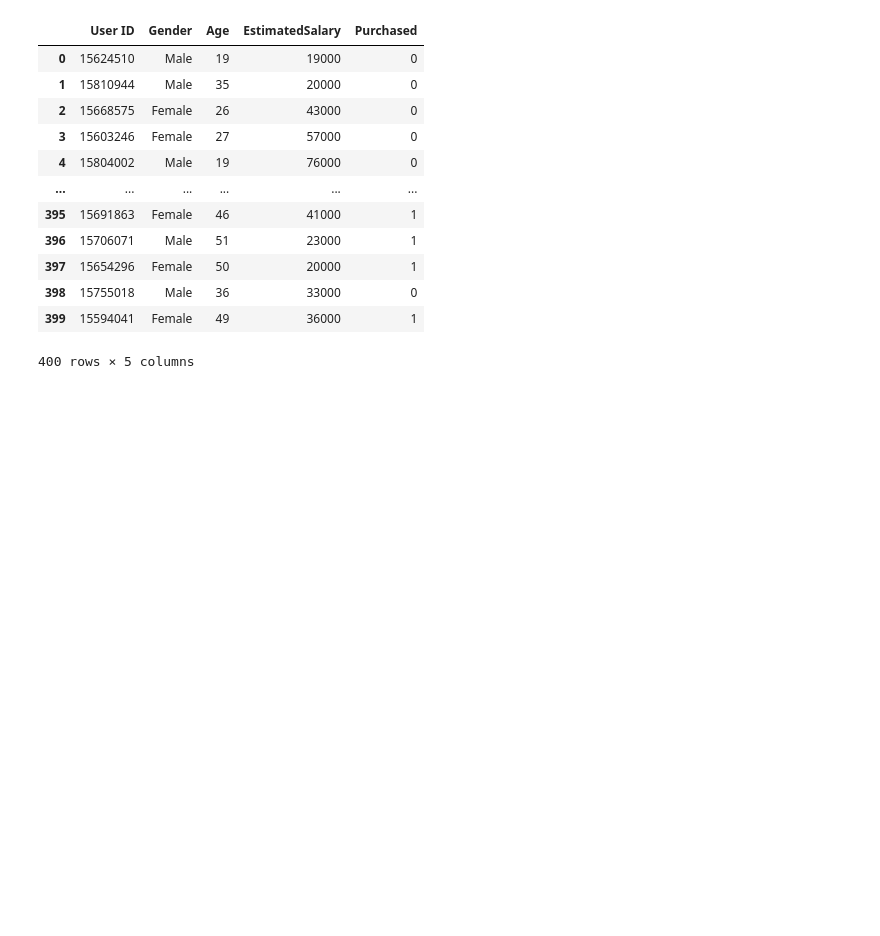
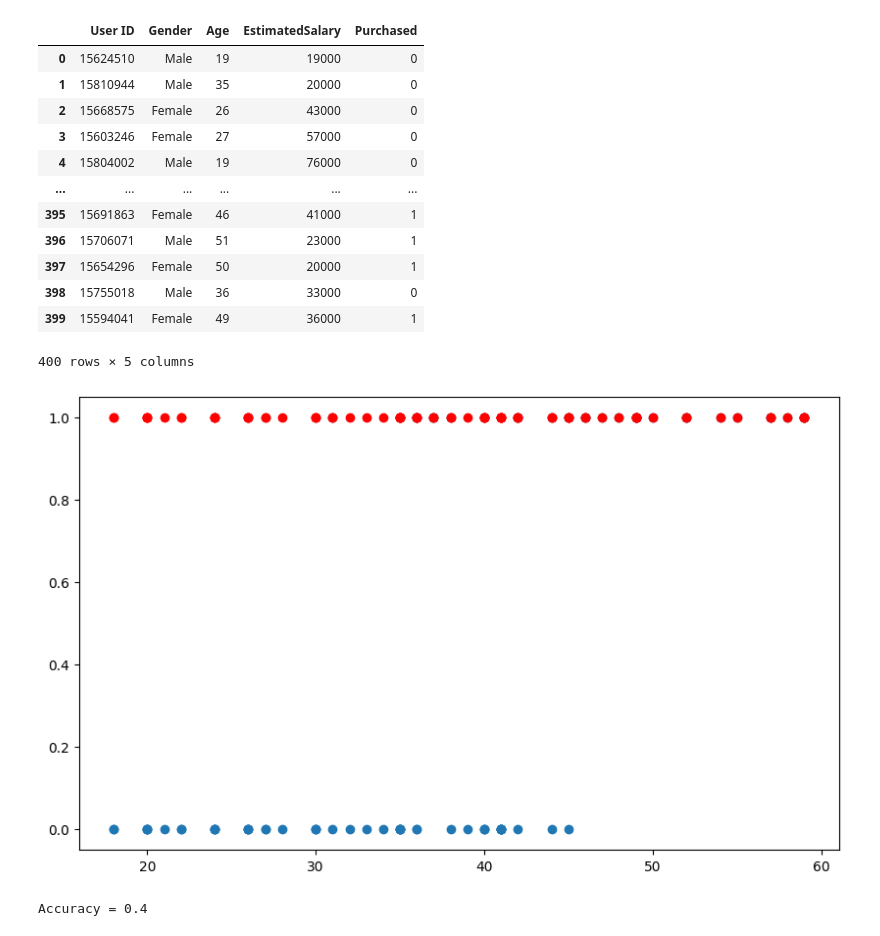
Before and after one commit to rgonz17lab/design-model-ml, a Jupyter notebook: src/logistic-regression.ipynb, the cells around one changed output. Saved outputs shown, nothing was run; the diff lists cells and outputs as text; code cells hidden in the pictures; blank space fills up the shorter version.

Commit message:
finalized, logistic regression :white_check_mark: add :books:

```diff
--- a/src/logistic-regression.ipynb
+++ b/src/logistic-regression.ipynb
@@ -1,5 +1,11 @@
 # %%
 import pandas as pd
+import matplotlib.pyplot as plt
+from sklearn.model_selection import train_test_split
+import seaborn as sns
+
+plt.rcParams['figure.figsize'] = (10, 6)
+
 dataset = pd.read_csv('../dataset/Social_Network_Ads.csv')
 dataset
 # %% [output]
@@ -16,3 +22,24 @@ dataset
 | 398 | 15755018 | Male | 36 | 33000 | 0 |
 | 399 | 15594041 | Female | 49 | 36000 | 1 |
 400 rows × 5 columns
+# %%
+X_train, X_test, y_train, y_test = train_test_split(dataset['Age'], dataset['Purchased'], test_size=0.20)
+
+from sklearn.linear_model import LogisticRegression
+
+X_train_normalize = X_train - X_train.mean()
+
+lr_model = LogisticRegression()
+lr_model.fit(X_train_normalize.values.reshape(-1, 1), y_train.values.reshape(-1, 1))
+y_pred_sk = lr_model.predict(X_test.values.reshape(-1, 1))
+
+
+plt.clf()
+plt.scatter(X_test, y_test)
+plt.scatter(X_test, y_pred_sk, c='red')
+plt.show()
+
+print(f'Accuracy = {lr_model.score(X_test.values.reshape(-1, 1), y_test.values.reshape(-1, 1))}')
+# %% [output]
+[figure, added]
+Accuracy = 0.4
```
Also changed, not shown: parts of 1 cell of this notebook, 1 other file.
